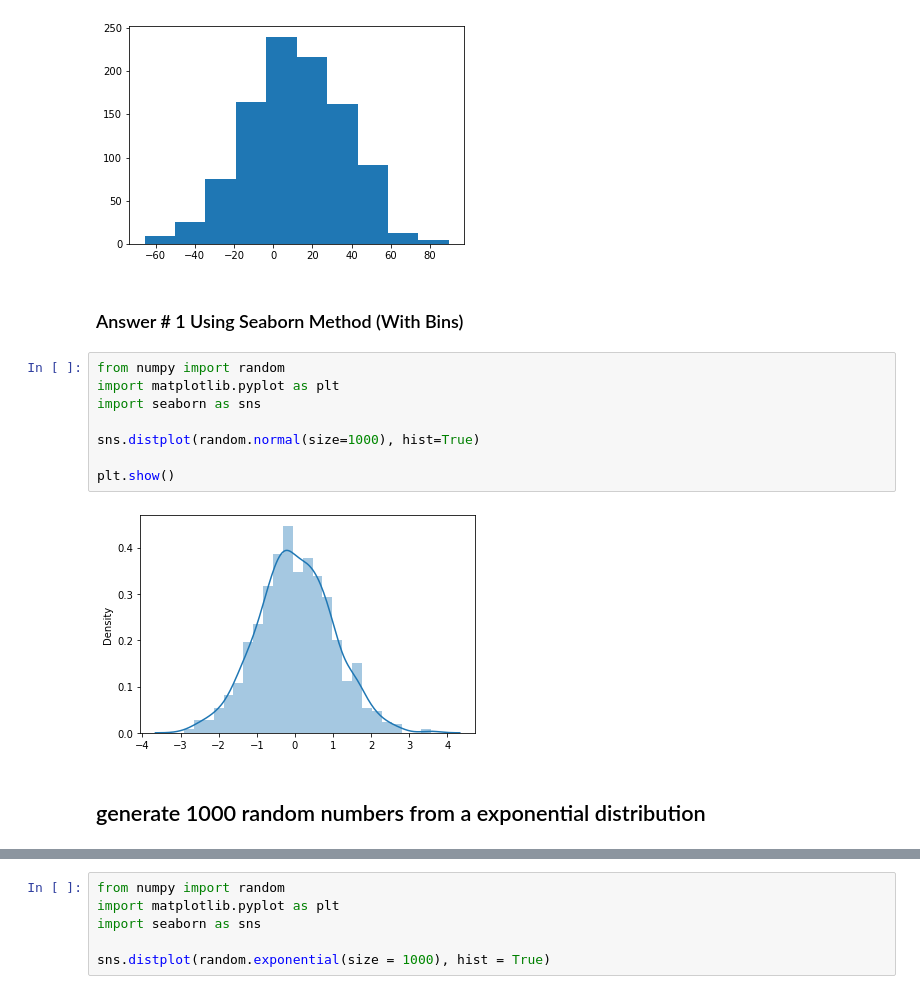
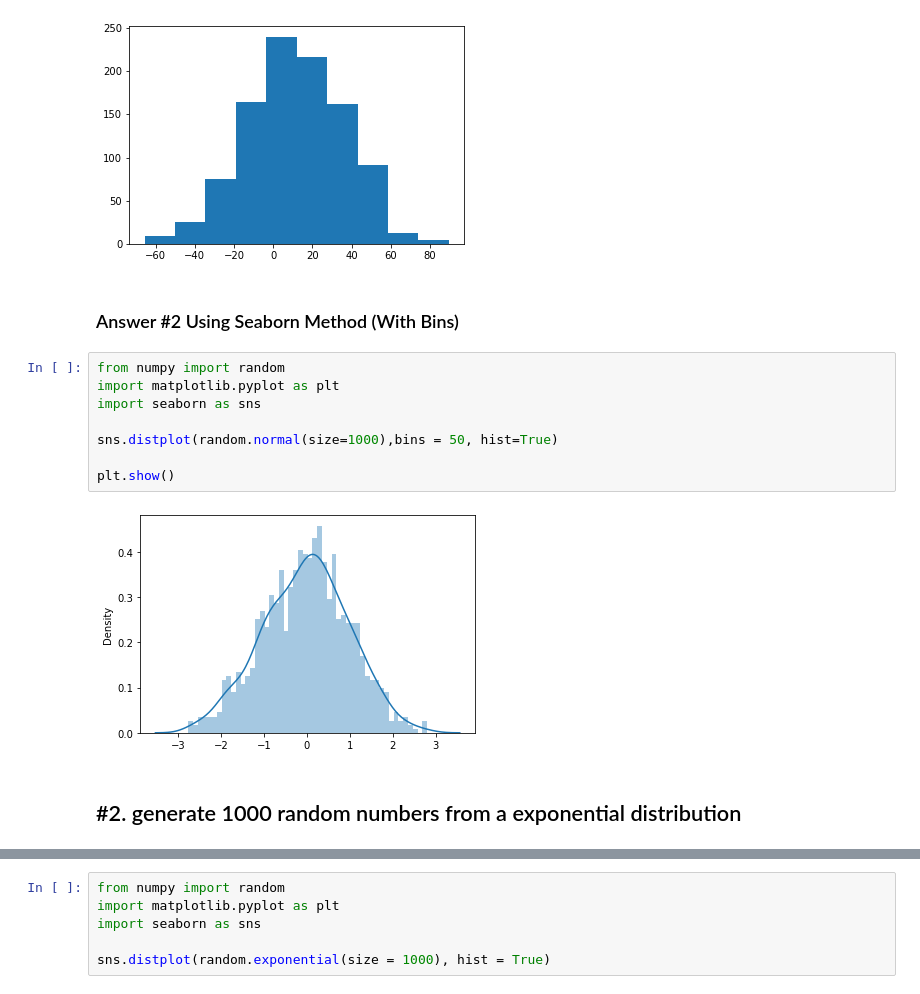
Before and after one commit to viththiananth/Data-Visualization-Using-Python_My-Pursuit, a Jupyter notebook: 2. Matplotlib_Data Visualization with Python_In Class.ipynb, the cells around one changed output, grey strips where cells are left out. Saved outputs shown, nothing was run; the diff lists cells and outputs as text.

```diff
--- a/2. Matplotlib_Data Visualization with Python_In Class.ipynb
+++ b/2. Matplotlib_Data Visualization with Python_In Class.ipynb
@@ -374,17 +342,17 @@ plt.hist(normal_dist)
  <BarContainer object of 10 artists>)
 [figure]
 # %% [markdown]
-### Answer # 1 Using Seaborn Method (With Bins)
+### Answer #2 Using Seaborn Method (With Bins)
 # %%
 from numpy import random
 import matplotlib.pyplot as plt
 import seaborn as sns
 
-sns.distplot(random.normal(size=1000), hist=True)
+sns.distplot(random.normal(size=1000),bins = 50, hist=True)
 
 plt.show()
 # %% [output]
-[figure, old version]
+[figure, new version]
 # %% [markdown]
-## generate 1000 random numbers from a exponential distribution
+## #2. generate 1000 random numbers from a exponential distribution
 # %%
```
Also changed, not shown: parts of 31 cells of this notebook.
